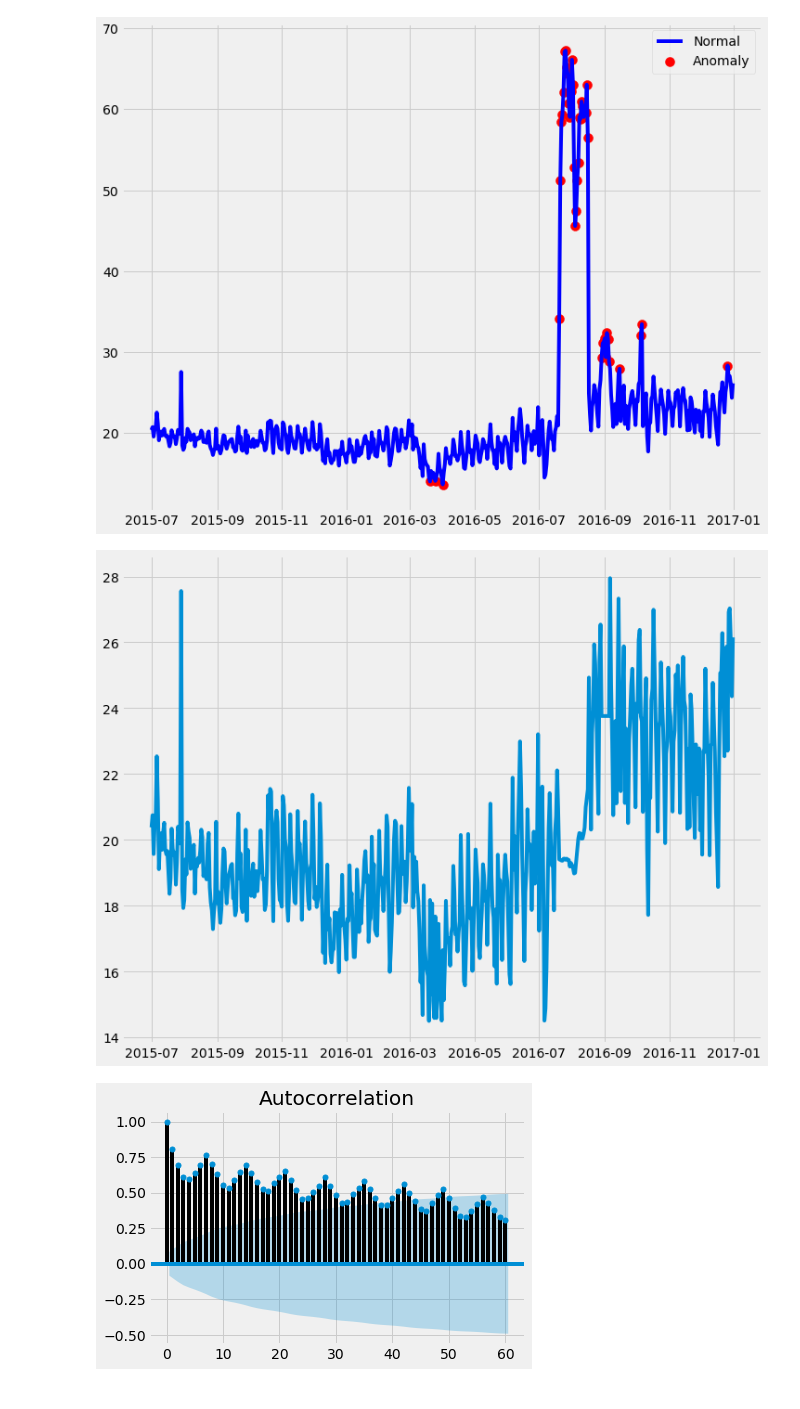
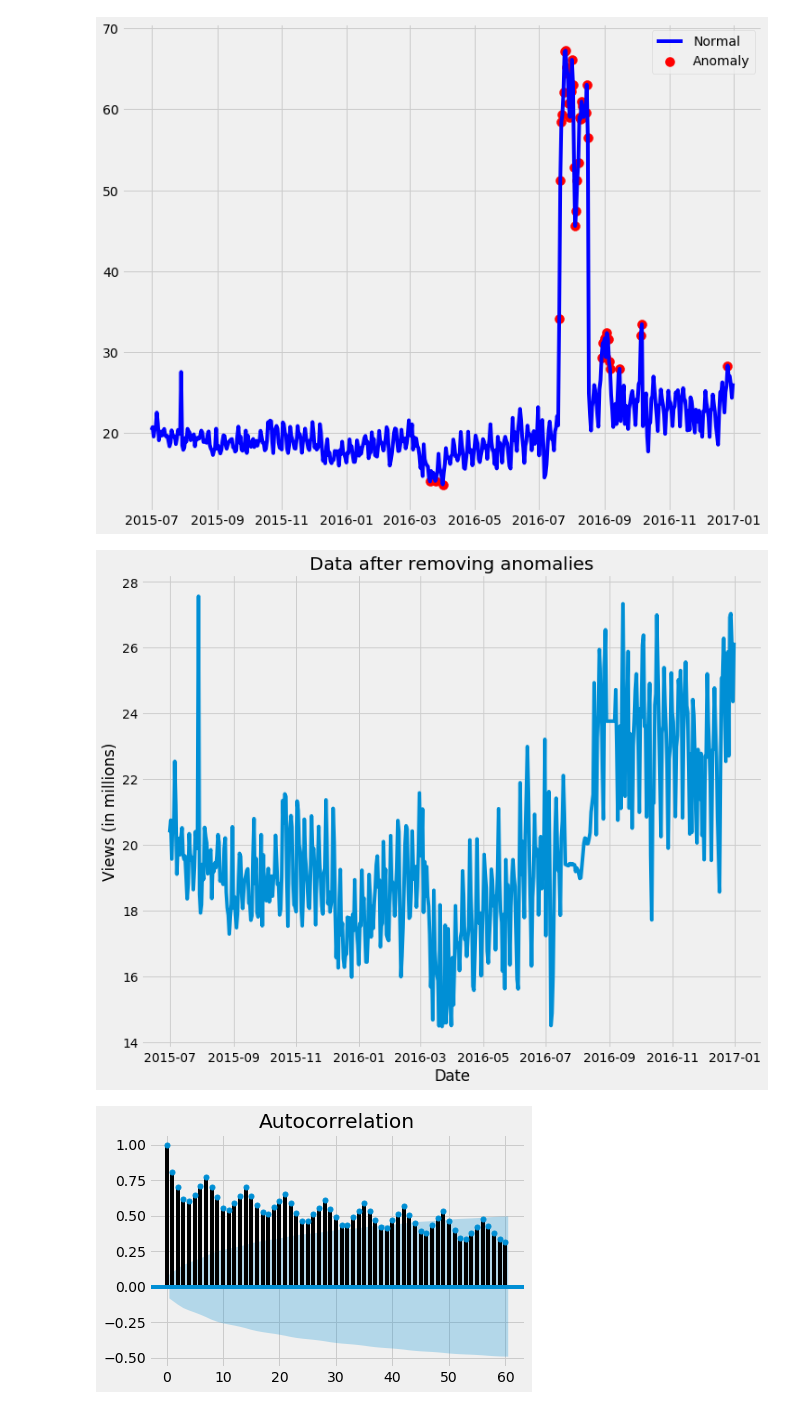
Before and after one commit to Subikshaa/Time-Series-Forecasting-on-Web-Traffic-Dataset, a Jupyter notebook: forecast.ipynb, the cells around one changed output. Drawn from its saved outputs; the diff is of its cells as text; code cells hidden in the pictures.

```diff
--- a/forecast.ipynb
+++ b/forecast.ipynb
@@ -137,6 +133,4 @@ lang_df.head()
 # %%
-df_reshaped['Dayofweek'] = df_reshaped.Date.dt.dayofweek
-
 def find_day(day):
     if day == 0:
         return 'Monday'
@@ -153,5 +147,5 @@ def find_day(day):
     else:
         return 'Sunday'
 
-df_reshaped['Dayofweek'] = df_reshaped.Dayofweek.apply(find_day)
+days_df['Day'] = days_df.Dayofweek.apply(find_day)
 # %%
@@ -164,3 +162,4 @@ plt.show()
 # %%
+# Top 5 pages with maximum number of views
 top_pages = df_reshaped.groupby('Page')['Views'].sum().reset_index()
-top_pages.nlargest(5,'Views')
+top_pages_list = top_pages.nlargest(5,'Views')['Page'].tolist()
@@ -193,5 +187,6 @@ sns.clustermap(corr_matrix)
 # %%
-top_page_df = df_reshaped[df_reshaped.Page == 'Main_Page_en.wikipedia.org_all-access_all-agents']
+# Time-series of page with maximum views
+top_page_df = df_reshaped[df_reshaped.Page == top_pages_list[0]]
 top_page_df = top_page_df[['Views']]
 top_page_df['Views'] = top_page_df['Views'].div(1000000).round(2)
 top_page_df.head()
@@ -229,13 +224,20 @@ plt.show()
 # %% [output]
 [figure]
 # %%
+# Removing anomalies from the data
 top_page_df['new_views'] = top_page_df.apply(lambda row: row.Views if row.anomaly == 1 else None, axis='columns')
+
+# Filling missing data with rolling mean
 top_page_df = top_page_df.assign(rolling_mean=top_page_df.new_views.fillna(top_page_df.new_views.rolling(30,min_periods=1).mean()))
+
 plt.figure(figsize=(11,9))
 plt.plot(top_page_df.index,top_page_df.rolling_mean)
+plt.title('Data after removing anomalies')
+plt.xlabel('Date')
+plt.ylabel('Views (in millions)')
 plt.show()
 # %% [output]
-[figure, old version]
+[figure, new version]
 # %%
 top_page_df = top_page_df.drop(columns=['Views','anomaly','new_views']).rename(columns={'rolling_mean':'Views'})
 # %%
```
Also changed, not shown: parts of 24 cells of this notebook.
